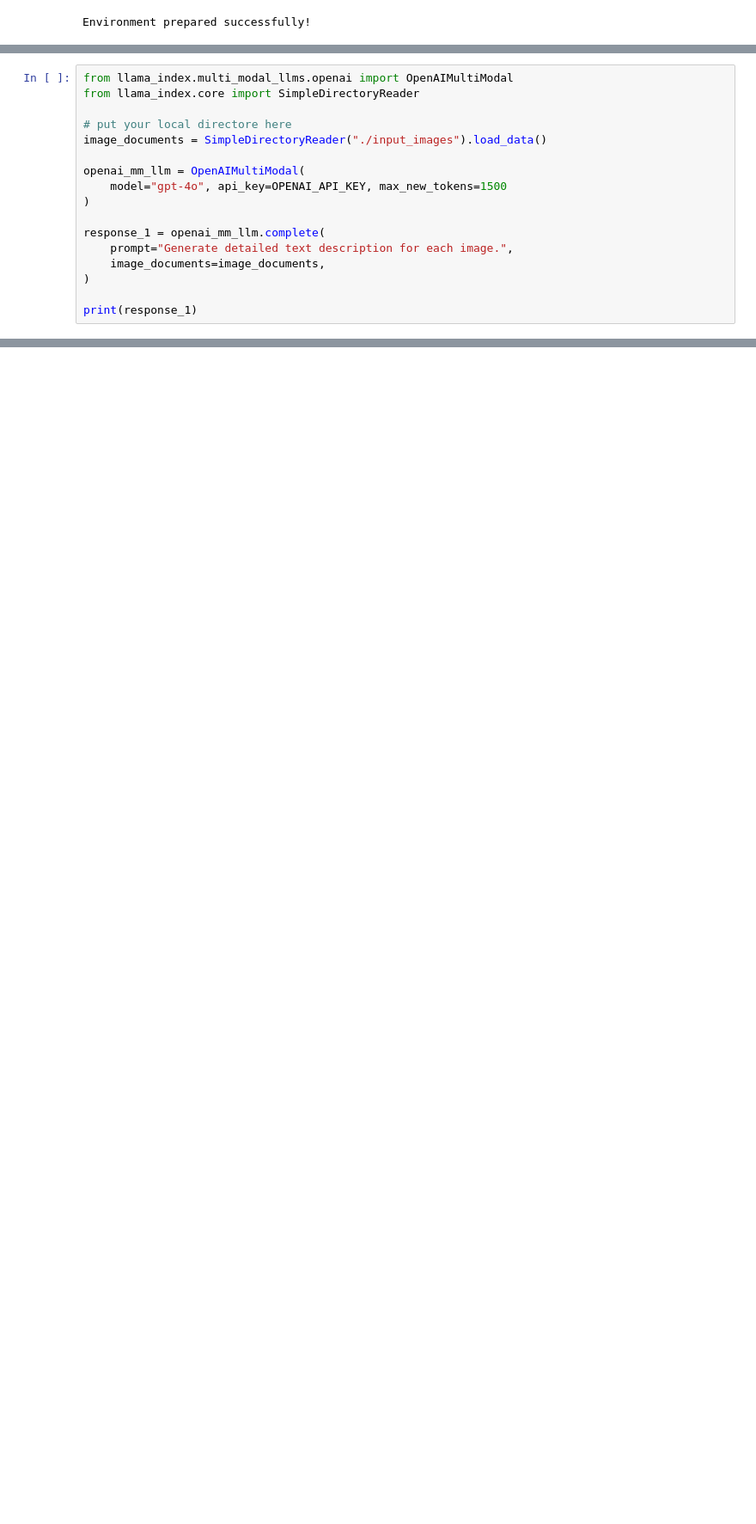
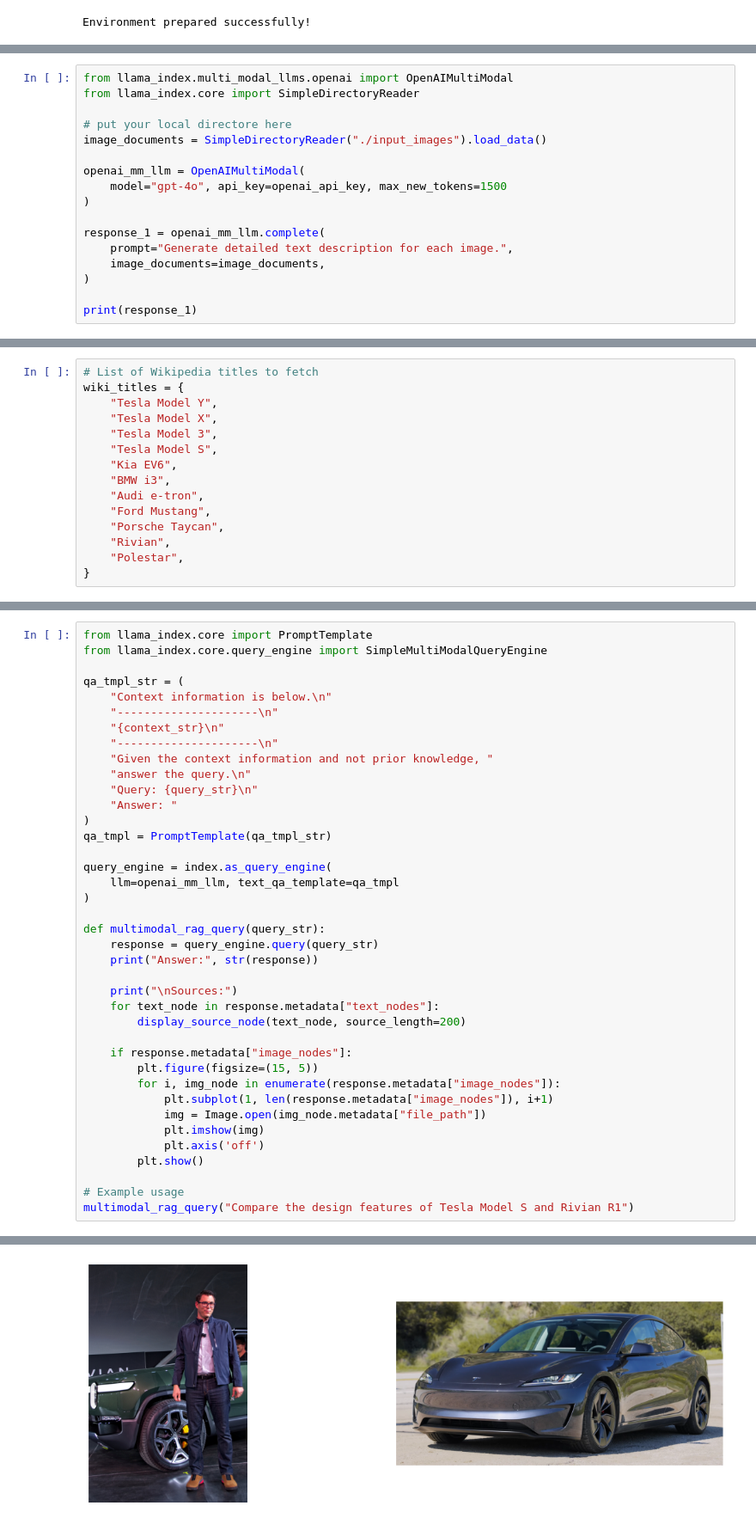
Before and after one commit to iconbaypark2900/multiModalRAG, a Jupyter notebook: mmragpII.ipynb, the cells around one changed output, grey strips where cells are left out. Shown at 86% size. Saved outputs shown, nothing was run; the diff lists cells and outputs as text; blank space fills up the shorter version.

```diff
--- a/mmragpII.ipynb
+++ b/mmragpII.ipynb
@@ -83,7 +83,7 @@ from llama_index.core import SimpleDirectoryReader
 image_documents = SimpleDirectoryReader("./input_images").load_data()
 
 openai_mm_llm = OpenAIMultiModal(
-    model="gpt-4o", api_key=OPENAI_API_KEY, max_new_tokens=1500
+    model="gpt-4o", api_key=openai_api_key, max_new_tokens=1500
 )
 
 response_1 = openai_mm_llm.complete(
@@ -96,0 +139,15 @@ NameError: name 'OPENAI_API_KEY' is not defined
+# %%
+# List of Wikipedia titles to fetch
+wiki_titles = {
+    "Tesla Model Y",
+    "Tesla Model X",
+    "Tesla Model 3",
+    "Tesla Model S",
+    "Kia EV6",
+    "BMW i3",
+    "Audi e-tron",
+    "Ford Mustang",
+    "Porsche Taycan",
+    "Rivian",
+    "Polestar",
+}
@@ -96,0 +283,40 @@ NameError: name 'OPENAI_API_KEY' is not defined
+# %%
+from llama_index.core import PromptTemplate
+from llama_index.core.query_engine import SimpleMultiModalQueryEngine
+
+qa_tmpl_str = (
+    "Context information is below.\n"
+    "---------------------\n"
+    "{context_str}\n"
+    "---------------------\n"
+    "Given the context information and not prior knowledge, "
+    "answer the query.\n"
+    "Query: {query_str}\n"
+    "Answer: "
+)
+qa_tmpl = PromptTemplate(qa_tmpl_str)
+
+query_engine = index.as_query_engine(
+    llm=openai_mm_llm, text_qa_template=qa_tmpl
+)
+
+def multimodal_rag_query(query_str):
+    response = query_engine.query(query_str)
+    print("Answer:", str(response))
+
+    print("\nSources:")
+    for text_node in response.metadata["text_nodes"]:
+        display_source_node(text_node, source_length=200)
+
+    if response.metadata["image_nodes"]:
+        plt.figure(figsize=(15, 5))
+        for i, img_node in enumerate(response.metadata["image_nodes"]):
+            plt.subplot(1, len(response.metadata["image_nodes"]), i+1)
+            img = Image.open(img_node.metadata["file_path"])
+            plt.imshow(img)
+            plt.axis('off')
+        plt.show()
+
+# Example usage
+multimodal_rag_query("Compare the design features of Tesla Model S and Rivian R1")
+# %% [output]
@@ -96,0 +345 @@ NameError: name 'OPENAI_API_KEY' is not defined
+[figure, added]
```
Also changed, not shown: parts of 9 cells of this notebook, 1 other file.
